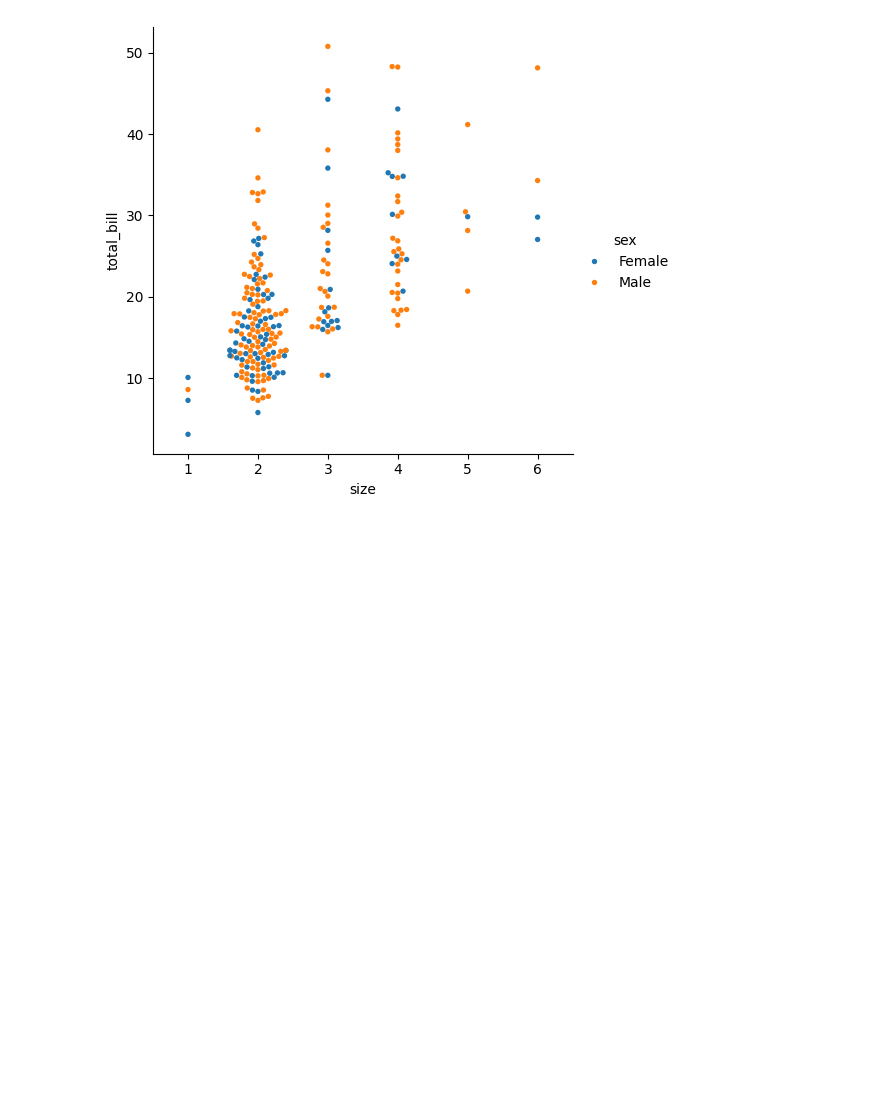
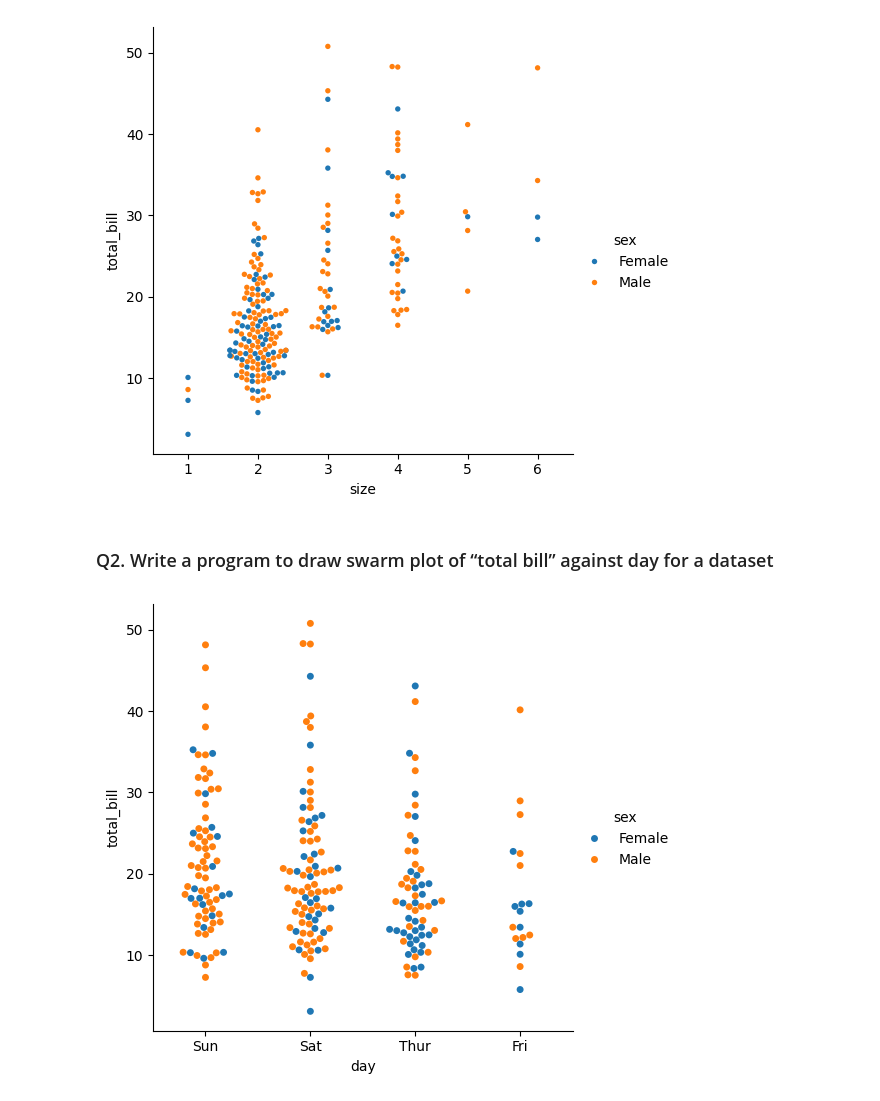
Before and after one commit to Ankitha8105/Python_Libraries, a Jupyter notebook: Seaborn/swarmplot.ipynb, the cells around one changed output. Saved outputs shown, nothing was run; the diff lists cells and outputs as text; code cells hidden in the pictures; blank space fills up the shorter version.

```diff
--- a/Seaborn/swarmplot.ipynb
+++ b/Seaborn/swarmplot.ipynb
@@ -31,3 +31,25 @@ if __name__ == "__main__":
     main()
 # %% [output]
 [figure]
+# %% [markdown]
+### Q2. Write a program to draw swarm plot of “total bill” against day for a dataset
+# %%
+def generate_swarm_plot():
+    """
+    Description :
+        This function is to draw swarm plot of “total bill” against day for a dataset
+    Return :
+        It returns swarm plot of total bill against day for a given dataset
+    """
+    dataset = pd.read_csv('tips.csv')
+    sns.catplot(x='day',y='total_bill',hue='sex',data=dataset,kind='swarm')
+
+
+def main():
+    generate_swarm_plot()
+
+
+if __name__ == "__main__":
+    main()
+# %% [output]
+[figure, added]
```
